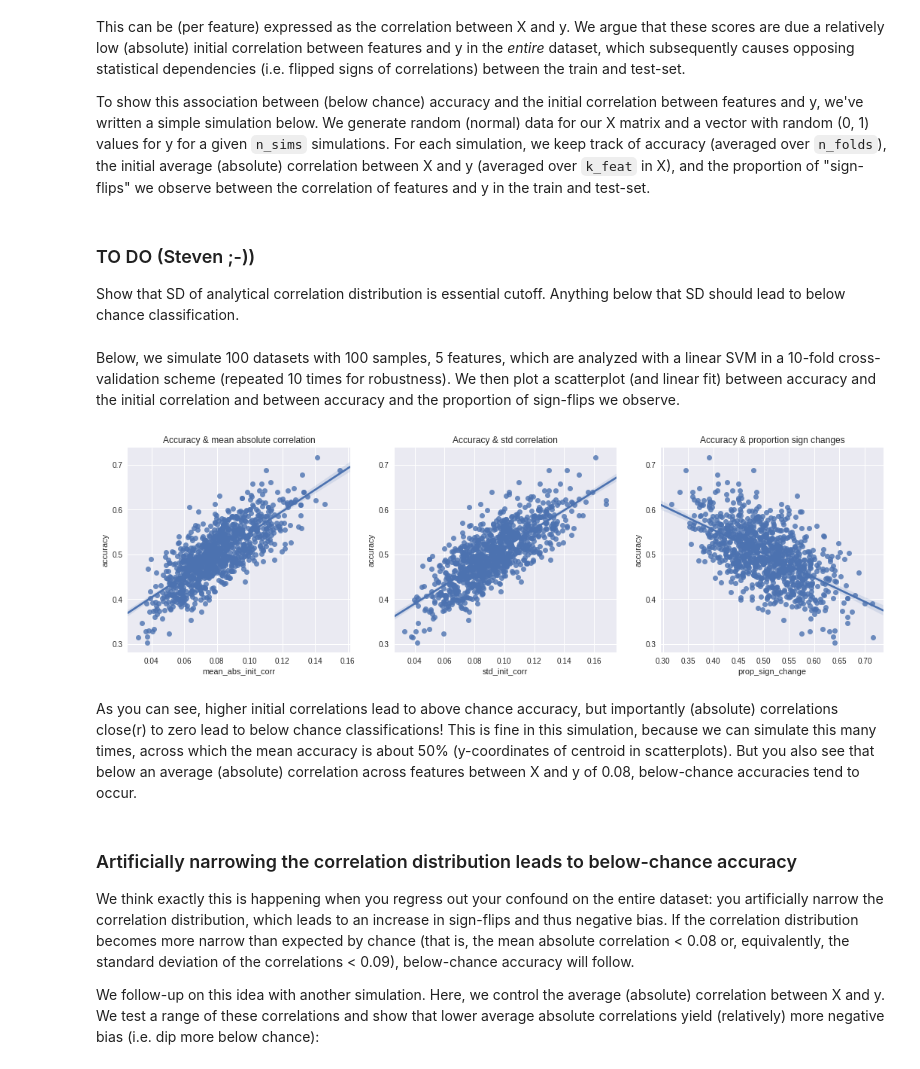
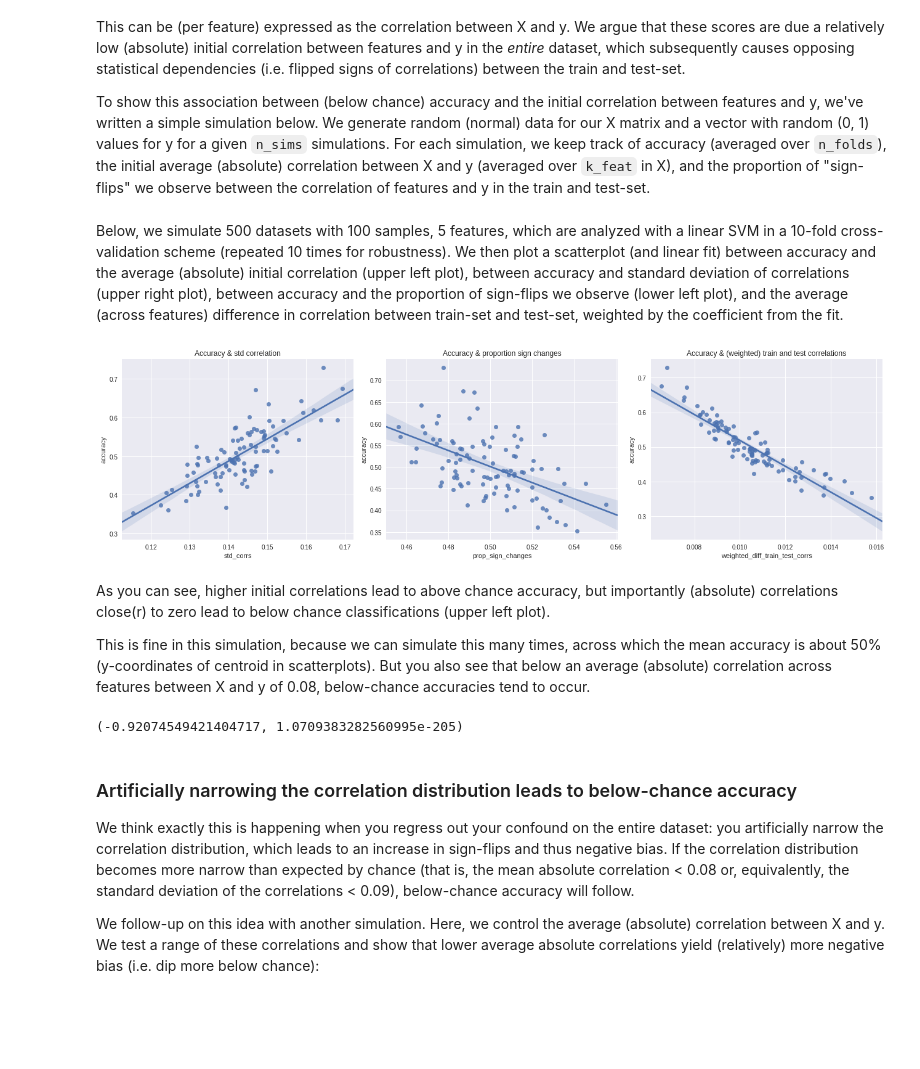
Before and after one commit to lukassnoek/MVCA, a Jupyter notebook: analyses/simulation_confound_strategies.ipynb, the cells around one changed output. Drawn from its saved outputs; the diff is of its cells as text; code cells hidden in the pictures; blank space fills up the shorter version.

```diff
--- a/analyses/simulation_confound_strategies.ipynb
+++ b/analyses/simulation_confound_strategies.ipynb
@@ -43,9 +44,6 @@ Suppose you implement a cross-validated analysis, in which you fit a linear mode
 Remember, linear classifiers are capitalizing on some linear statistical dependence between the features in X and y. This can be (per feature) expressed as the correlation between X and y. We argue that these scores are due a relatively low (absolute) initial correlation between features and y in the *entire* dataset, which subsequently causes opposing statistical dependencies (i.e. flipped signs of correlations) between the train and test-set.
 
 To show this association between (below chance) accuracy and the initial correlation between features and y, we've written a simple simulation below. We generate random (normal) data for our X matrix and a vector with random (0, 1) values for y for a given `n_sims` simulations. For each simulation, we keep track of accuracy (averaged over `n_folds`), the initial average (absolute) correlation between X and y (averaged over `k_feat` in X), and the proportion of "sign-flips" we observe between the correlation of features and y in the train and test-set.
-# %% [markdown]
-### TO DO (Steven ;-))
-Show that SD of analytical correlation distribution is essential cutoff. Anything below that SD should lead to below chance classification.
 # %%
 def simulate_and_classify_random_data(n_sims, n_samp, k_feat, n_folds):
     """ Simulate classification of random data.
@@ -120,25 +117,34 @@ def simulate_and_classify_random_data(n_sims, n_samp, k_feat, n_folds):
 
     return results
 # %% [markdown]
-Below, we simulate 100 datasets with 100 samples, 5 features, which are analyzed with a linear SVM in a 10-fold cross-validation scheme (repeated 10 times for robustness). We then plot a scatterplot (and linear fit) between accuracy and the initial correlation and between accuracy and the proportion of sign-flips we observe.
+Below, we simulate 500 datasets with 100 samples, 5 features, which are analyzed with a linear SVM in a 10-fold cross-validation scheme (repeated 10 times for robustness). We then plot a scatterplot (and linear fit) between accuracy and the average (absolute) initial correlation (upper left plot), between accuracy and standard deviation of correlations (upper right plot), between accuracy and the proportion of sign-flips we observe (lower left plot), and the average (across features) difference in correlation between train-set and test-set, weighted by the coefficient from the fit.
 # %%
-results = simulate_and_classify_random_data(n_sims=1000, n_samp=100, k_feat=10, n_folds=10)
+results = simulate_and_classify_random_data(n_sims=100, n_samp=50, k_feat=100, n_folds=10)
+results_df = pd.DataFrame(results)
 
 plt.figure(figsize=(18, 5))
 
 plt.subplot(1, 3, 1)
-plt.title('Accuracy & mean absolute correlation')
-sns.regplot(y='accuracy', x='mean_abs_init_corr', data=pd.DataFrame(results))
+plt.title('Accuracy & std correlation')
+sns.regplot(y='accuracy', x='std_corrs', data=results_df)
 
 plt.subplot(1, 3, 2)
-plt.title('Accuracy & std correlation')
-sns.regplot(y='accuracy', x='std_init_corr', data=pd.DataFrame(results))
+plt.title('Accuracy & proportion sign changes')
+sns.regplot(y='accuracy', x='prop_sign_changes', data=results_df)
 
 plt.subplot(1, 3, 3)
-plt.title('Accuracy & proportion sign changes')
-sns.regplot(y='accuracy', x='prop_sign_change', data=pd.DataFrame(results))
+plt.title('Accuracy & (weighted) train and test correlations')
+sns.regplot(y='accuracy', x='weighted_diff_train_test_corrs', data=results_df)
+
+plt.tight_layout()
 plt.show()
 # %% [output]
-[figure, old version]
+[figure, new version]
 # %% [markdown]
-As you can see, higher initial correlations lead to above chance accuracy, but importantly (absolute) correlations close(r) to zero lead to below chance classifications! This is fine in this simulation, because we can simulate this many times, across which the mean accuracy is about 50% (y-coordinates of centroid in scatterplots). But you also see that below an average (absolute) correlation across features between X and y of 0.08, below-chance accuracies tend to occur.
+As you can see, higher initial correlations lead to above chance accuracy, but importantly (absolute) correlations close(r) to zero lead to below chance classifications (upper left plot).
+
+This is fine in this simulation, because we can simulate this many times, across which the mean accuracy is about 50% (y-coordinates of centroid in scatterplots). But you also see that below an average (absolute) correlation across features between X and y of 0.08, below-chance accuracies tend to occur.
+# %%
+pearsonr(results_df['accuracy'], results_df['abs_corr_diff'])
+# %% [output]
+(-0.92074549421404717, 1.0709383282560995e-205)
```
Also changed, not shown: parts of 14 cells of this notebook, 1 other file.
